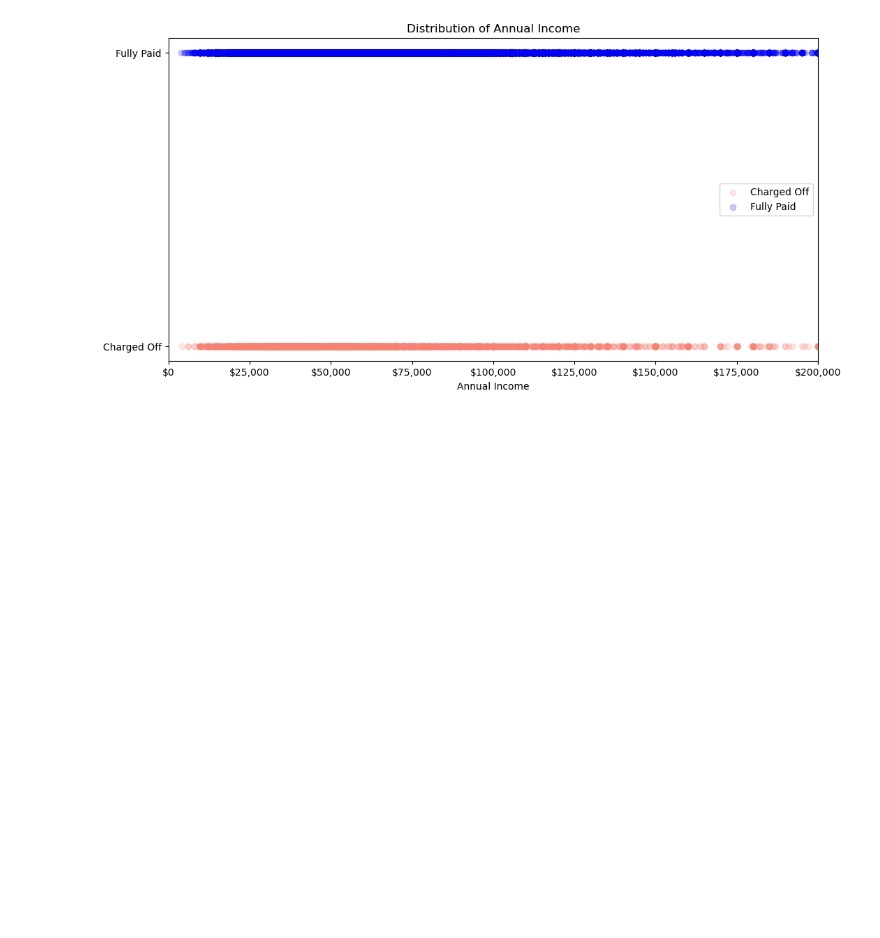
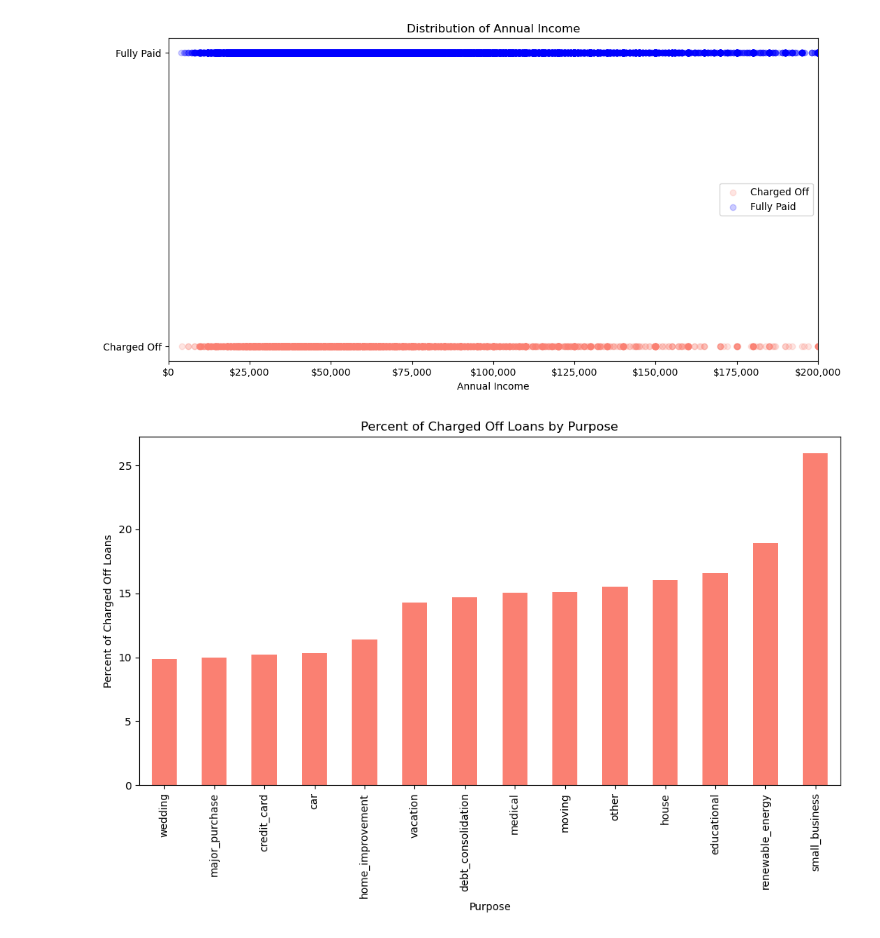
Before and after one commit to ashandish/Lending_Club_Case_Study, a Jupyter notebook: Ashish_Kumar_Sharma.ipynb, the cells around one changed output. Cells and saved outputs as stored; diff of their text form; code cells hidden in the pictures; blank space fills up the shorter version.

Commit message:
Code for analysis of loan default against purpose added

```diff
--- a/Ashish_Kumar_Sharma.ipynb
+++ b/Ashish_Kumar_Sharma.ipynb
@@ -610,24 +610,29 @@ max     6000000
 Name: annual_inc, dtype: float64
 [figure]
 # %%
-#Draw chart illustrating percent of bad loans per subgrade
+#Draw chart illustrating percent of bad loans per purpose of loan taken
 import pandas as pd
 import matplotlib.pyplot as plt
 
 df2 = pd.read_csv("C:\\Users\\riyan\\Downloads\\Case Study\\loan\\modified6_loan.csv")
 
-# Group by 'grade' and calculate the percentage of Charged Off loans
-charged_off_percent_by_subgrade = df2[df2['loan_status'] == 'Charged Off'].groupby('sub_grade').size() / df2.groupby('sub_grade').size() * 100
+# Group by 'purpose' and calculate the percentage of Charged Off loans
+charged_off_percent_by_purpose = df2[df2['loan_status'] == 'Charged Off'].groupby('purpose').size() / df2.groupby('purpose').size() * 100
+
+charged_off_percent_by_purpose = charged_off_percent_by_purpose.sort_values(ascending=True)
+
 # Set the size of the figure
 plt.figure(figsize=(12, 6))
 # Create a bar plot
-charged_off_percent_by_subgrade.plot(kind='bar', color='salmon')
+charged_off_percent_by_purpose.plot(kind='bar', color='salmon')
 
 # Add labels and title
-plt.xlabel('SubGrade')
+plt.xlabel('Purpose')
 plt.ylabel('Percent of Charged Off Loans')
-plt.title('Percent of Charged Off Loans by SubGrade')
-plt.xticks(rotation='horizontal')
+plt.title('Percent of Charged Off Loans by Purpose')
+plt.xticks(rotation='vertical')
 # Show the plot
 plt.show()
- # Conclusion: SubGrade is a strong indicator of loan default. Lower SubGrades have higher chances of loan default
+ # Conclusion: Purpose is a strong indicator of loan default. Some of the purposes have more bad loans
+# %% [output]
+[figure, added]
```
